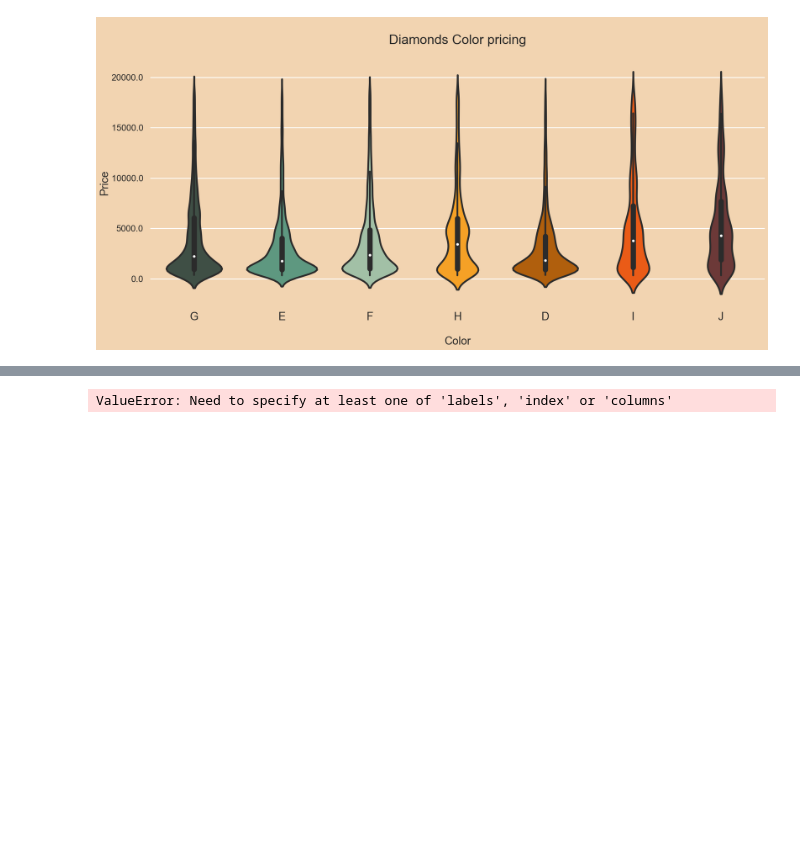
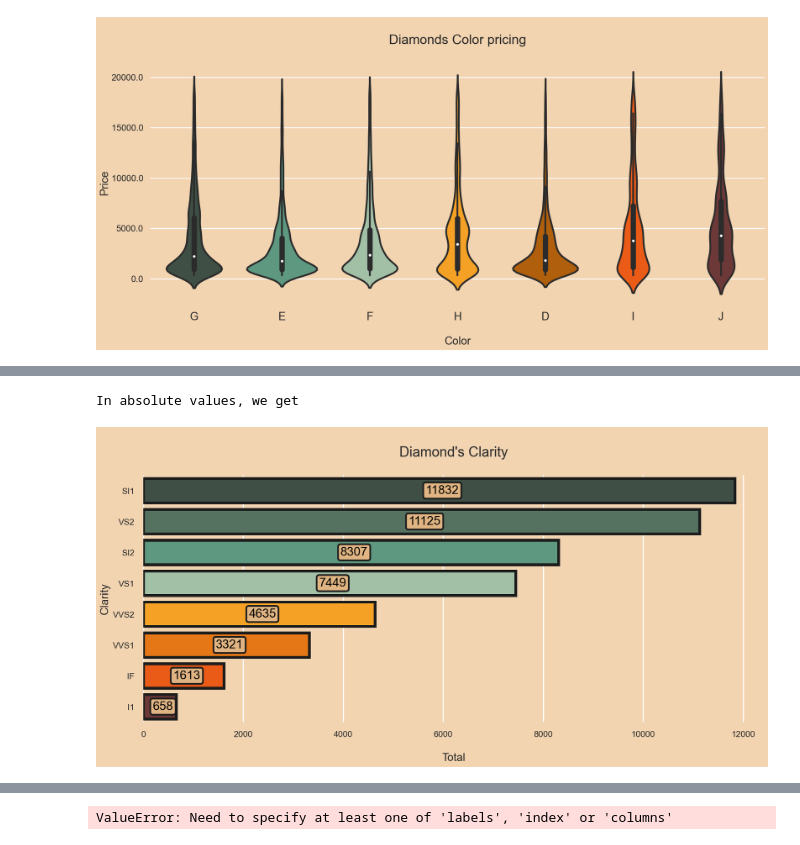
Before and after one commit to hbatistuzzo/Diamonds_regression, a Jupyter notebook: diamonds_henrique.ipynb, the cells around one changed output, grey strips where cells are left out. Cells and saved outputs as stored; diff of their text form; code cells hidden in the pictures; blank space fills up the shorter version.

Commit message:
clarity

```diff
--- a/diamonds_henrique.ipynb
+++ b/diamonds_henrique.ipynb
@@ -290,0 +326,19 @@ Let's have a look at the price distribution of diamond colors:
+# %%
+print("In absolute values, we get")
+plt.subplots(figsize=(20, 8))
+p=sns.countplot(y=diamonds["clarity"],order=diamonds["clarity"].value_counts().index,palette=["#3f4f45","#557260","#5e9880","#a2c0a6","#f5a126","#e57716","#ea5b17","#6c3938"], saturation=1, edgecolor = "#1c1c1c", linewidth = 5)
+# p.axes.set_yscale("symlog")
+p.axes.set_title("\nDiamond's Clarity\n",fontsize=25)
+p.axes.set_ylabel("Clarity",fontsize=20)
+p.axes.set_xlabel("\nTotal",fontsize=20)
+p.axes.set_yticklabels(p.get_yticklabels(),rotation = 0)
+for container in p.containers:
+    p.bar_label(container,label_type="center",padding=6,size=22,color="black",rotation=0,
+    bbox={"boxstyle": "round", "pad": 0.2, "facecolor": "#e0b583", "edgecolor": "#1c1c1c", "linewidth" : 3, "alpha": 1})
+
+
+sns.despine(left=True, bottom=True)
+plt.show()
+# %% [output]
+In absolute values, we get
+[figure, added]
```
Also changed, not shown: parts of 4 cells of this notebook, 4 other files.
